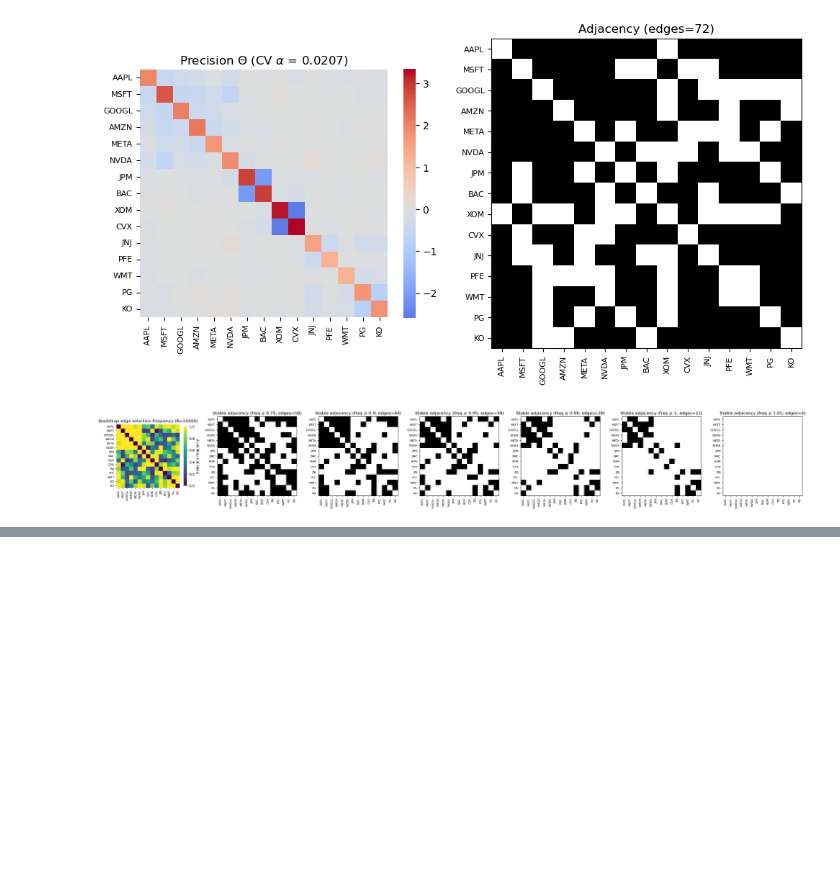
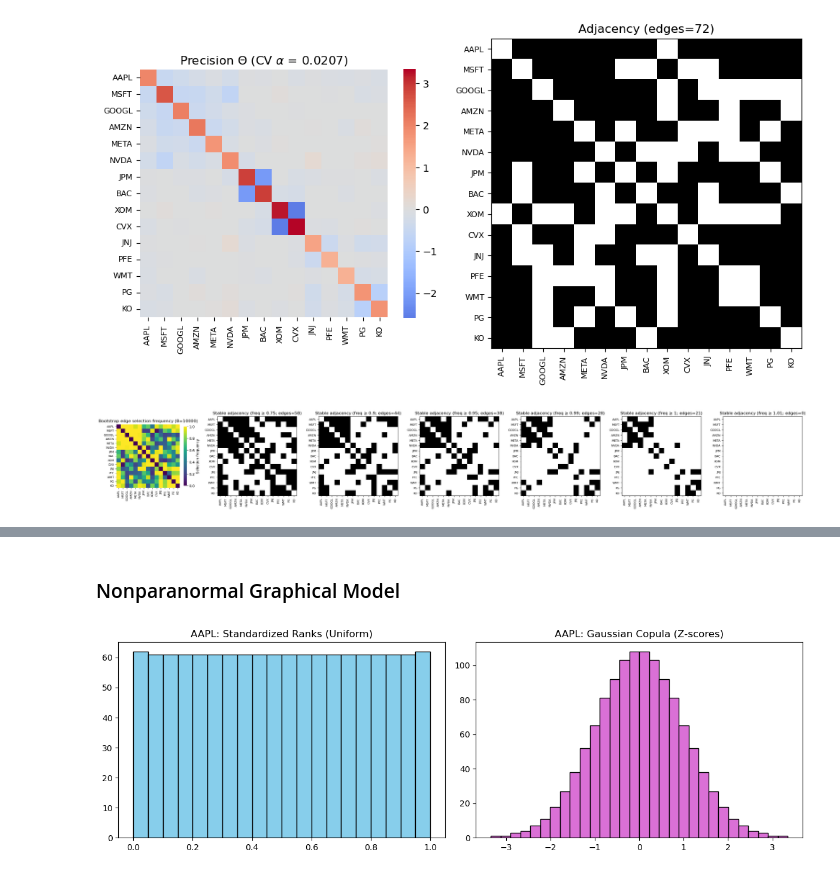
Before and after one commit to dimitris-markopoulos/financial-graphical-models, a Jupyter notebook: notebooks/02_fit_model.ipynb, the cells around one changed output, grey strips where cells are left out. Drawn from its saved outputs; the diff is of its cells as text; code cells hidden in the pictures; blank space fills up the shorter version.

Commit message:
added nonparanormal method

```diff
--- a/notebooks/02_fit_model.ipynb
+++ b/notebooks/02_fit_model.ipynb
@@ -376,0 +203,33 @@ plt.show()
+# %% [markdown]
+### Nonparanormal Graphical Model
+# %%
+# Demo transform
+def demo_copula_transform(ticker="AAPL", savepath=None):
+    X = X_df[[ticker]].copy()
+    ranks = stats.rankdata(X[ticker].values, method="average") # ranks
+    u = (ranks - 0.5) / len(ranks) # standardized ranks in (0,1)
+    z = stats.norm.ppf(u) # Gaussian copula transform
+
+    fig, ax = plt.subplots(1, 2, figsize=(12, 4))
+    # Uniform histogram ---
+    ax[0].hist(u, bins=20, color="skyblue", edgecolor="black")
+    ax[0].set_title(f"{ticker}: Standardized Ranks (Uniform)")
+    # Gaussian histogram ---
+    ax[1].hist(z, bins=30, color="orchid", edgecolor="black")
+    ax[1].set_title(f"{ticker}: Gaussian Copula (Z-scores)")
+    plt.tight_layout()
+    if savepath: plt.savefig(savepath)
+    plt.show()
+
+demo_copula_transform(savepath=media_dir+"/demo_copula_transform.png")
+
+# Vectorize transform
+def gaussian_copula_transform(X):
+    Xn = np.zeros_like(X)
+    for j in range(X.shape[1]):
+        ranks = stats.rankdata(X[:, j], method="average")
+        u = (ranks - 0.5) / len(ranks)
+        Xn[:, j] = stats.norm.ppf(u)
+    return Xn
+# %% [output]
+[figure, added]
```
Also changed, not shown: parts of 10 cells of this notebook, 6 other files.
